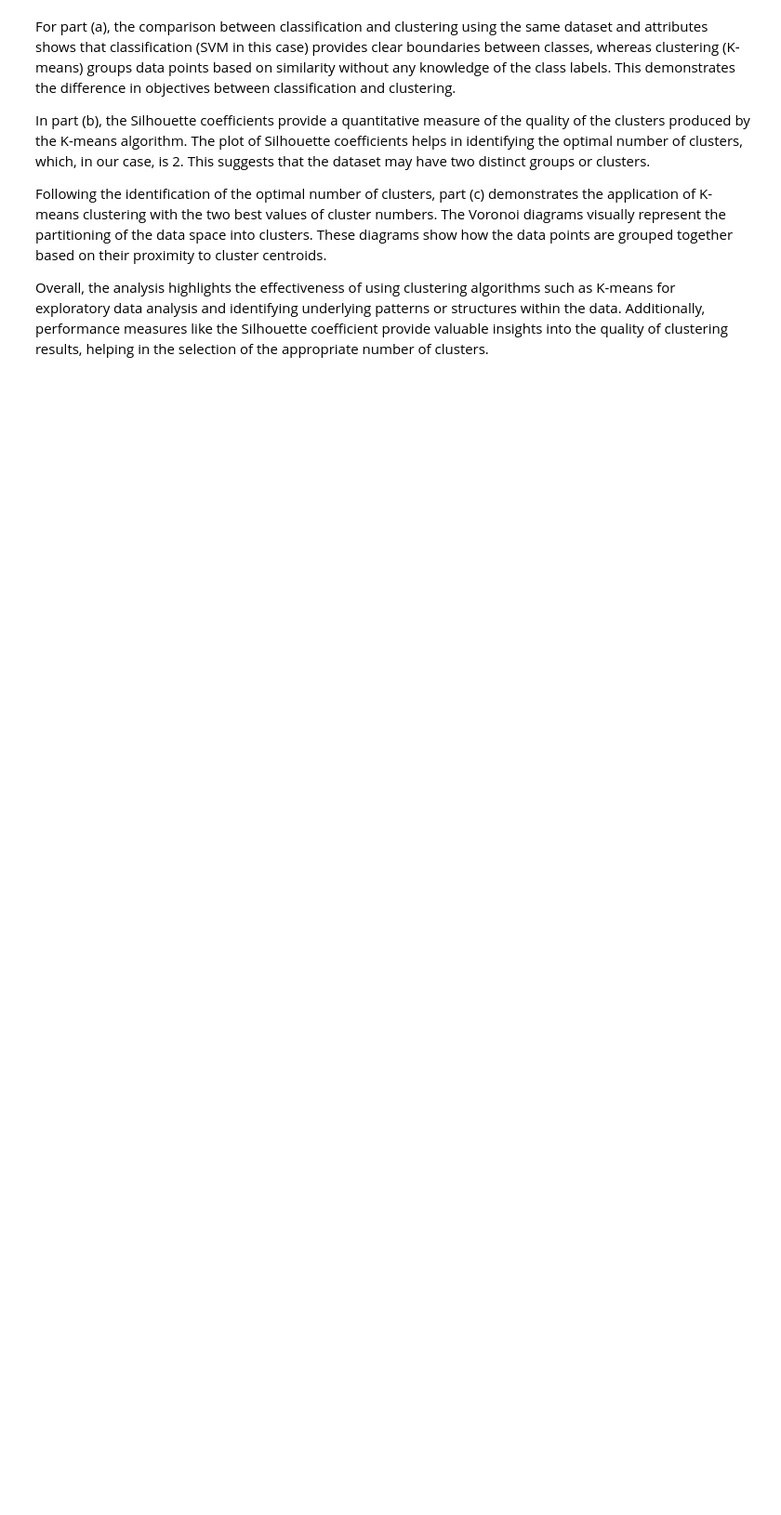
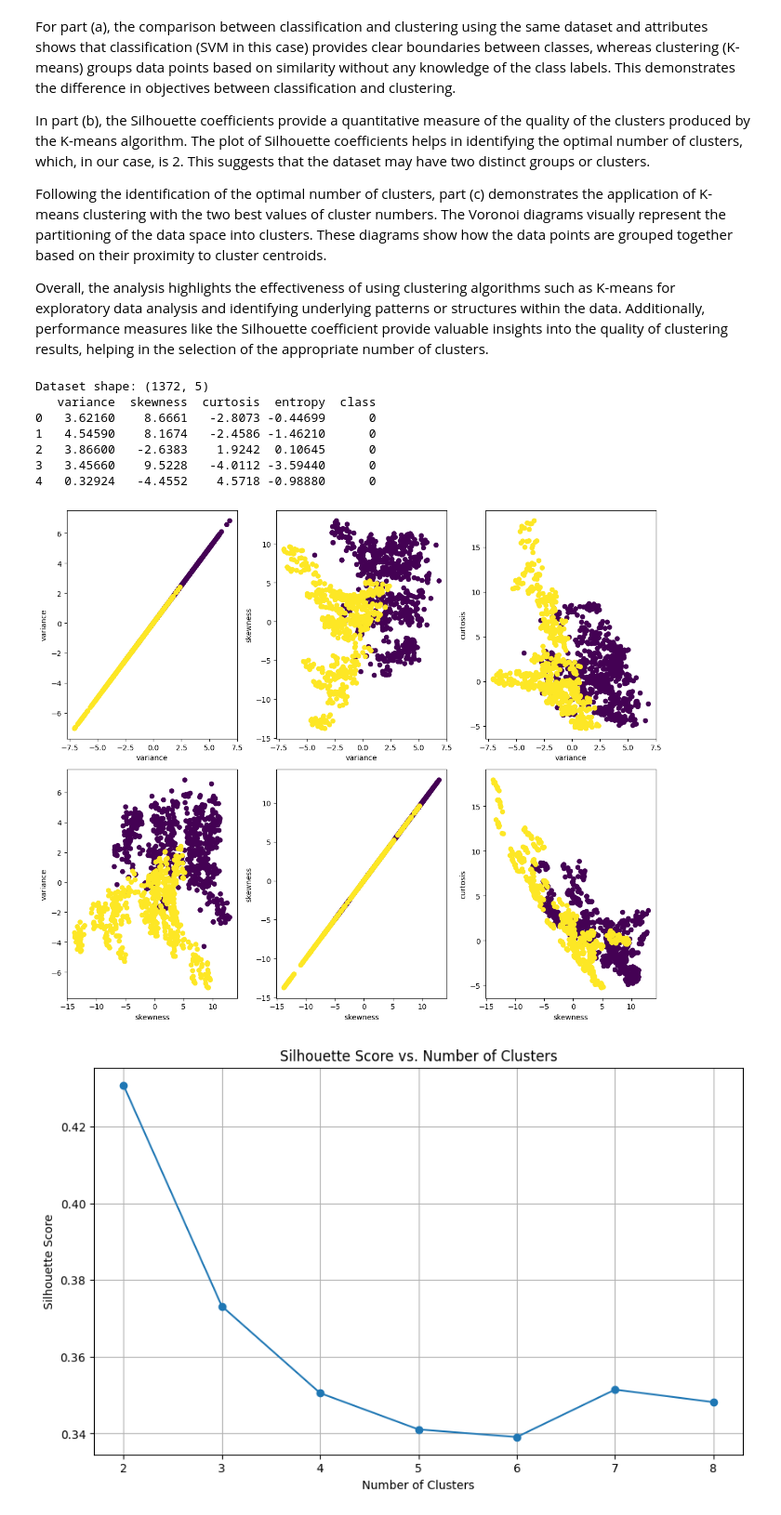
Before and after one commit to bhermus/CSC732_hw1, a Jupyter notebook: Problem2.ipynb, the cells around one changed output. Shown: that part at 93% size. Cells and saved outputs as stored; diff of their text form; code cells hidden in the pictures; blank space fills up the shorter version.

```diff
--- a/Problem2.ipynb
+++ b/Problem2.ipynb
@@ -103,3 +103,79 @@ In part (b), the Silhouette coefficients provide a quantitative measure of the q
 Following the identification of the optimal number of clusters, part (c) demonstrates the application of K-means clustering with the two best values of cluster numbers. The Voronoi diagrams visually represent the partitioning of the data space into clusters. These diagrams show how the data points are grouped together based on their proximity to cluster centroids.
 
 Overall, the analysis highlights the effectiveness of using clustering algorithms such as K-means for exploratory data analysis and identifying underlying patterns or structures within the data. Additionally, performance measures like the Silhouette coefficient provide valuable insights into the quality of clustering results, helping in the selection of the appropriate number of clusters.
+# %%
+import pandas as pd
+import numpy as np
+import matplotlib.pyplot as plt
+from sklearn.cluster import KMeans
+from sklearn.metrics import silhouette_score
+from sklearn.preprocessing import StandardScaler
+from sklearn.datasets import make_blobs
+from scipy.spatial import Voronoi, voronoi_plot_2d
+
+# Load the dataset
+data = pd.read_csv("BankNote_Authentication.csv")
+
+# Exploratory Data Analysis
+print("Dataset shape:", data.shape)
+print(data.head())
+
+# Choose attributes for clustering
+attributes = ['variance', 'skewness', 'curtosis', 'entropy']
+
+# Plot Classification vs. Clustering
+plt.figure(figsize=(12, 10))
+for i in range(2):
+    for j in range(3):
+        plt.subplot(2, 3, i*3+j+1)
+        plt.scatter(data[attributes[i]], data[attributes[j]], c=data['class'], cmap='viridis')
+        plt.xlabel(attributes[i])
+        plt.ylabel(attributes[j])
+plt.tight_layout()
+plt.show()
+
+# Implement K-Means and calculate Silhouette scores
+silhouette_scores = []
+for n_clusters in range(2, 9):
+    kmeans = KMeans(n_clusters=n_clusters, random_state=42)
+    cluster_labels = kmeans.fit_predict(data)
+    silhouette_avg = silhouette_score(data, cluster_labels)
+    silhouette_scores.append(silhouette_avg)
+
+# Plot Silhouette scores
+plt.figure(figsize=(10, 6))
+plt.plot(range(2, 9), silhouette_scores, marker='o')
+plt.xlabel('Number of Clusters')
+plt.ylabel('Silhouette Score')
+plt.title('Silhouette Score vs. Number of Clusters')
+plt.grid(True)
+plt.show()
+
+# Select the best number of clusters
+best_n_clusters = np.argmax(silhouette_scores) + 2
+print("Best number of clusters:", best_n_clusters)
+
+# Implement K-Means with the best number of clusters
+best_kmeans = KMeans(n_clusters=7, random_state=42)
+best_cluster_labels = best_kmeans.fit_predict(data)
+best_n_clusters = 7
+# Plot Voronoi diagram
+plt.figure(figsize=(8, 6))
+vor = Voronoi(best_kmeans.cluster_centers_[:, :2])
+voronoi_plot_2d(vor, show_vertices=False, show_points=False)
+plt.scatter(data[attributes[0]], data[attributes[1]], c=best_cluster_labels, cmap='viridis')
+plt.scatter(best_kmeans.cluster_centers_[:, 0], best_kmeans.cluster_centers_[:, 1], marker='x', s=100, c='r')
+plt.xlabel(attributes[0])
+plt.ylabel(attributes[1])
+plt.title('Voronoi Diagram with {} Clusters'.format(best_n_clusters))
+plt.show()
+# %% [output]
+Dataset shape: (1372, 5)
+   variance  skewness  curtosis  entropy  class
+0   3.62160    8.6661   -2.8073 -0.44699      0
+1   4.54590    8.1674   -2.4586 -1.46210      0
+2   3.86600   -2.6383    1.9242  0.10645      0
+3   3.45660    9.5228   -4.0112 -3.59440      0
+4   0.32924   -4.4552    4.5718 -0.98880      0
+[figure, added]
+[figure, added]
```
Also changed, not shown: parts of 1 cell of this notebook.
